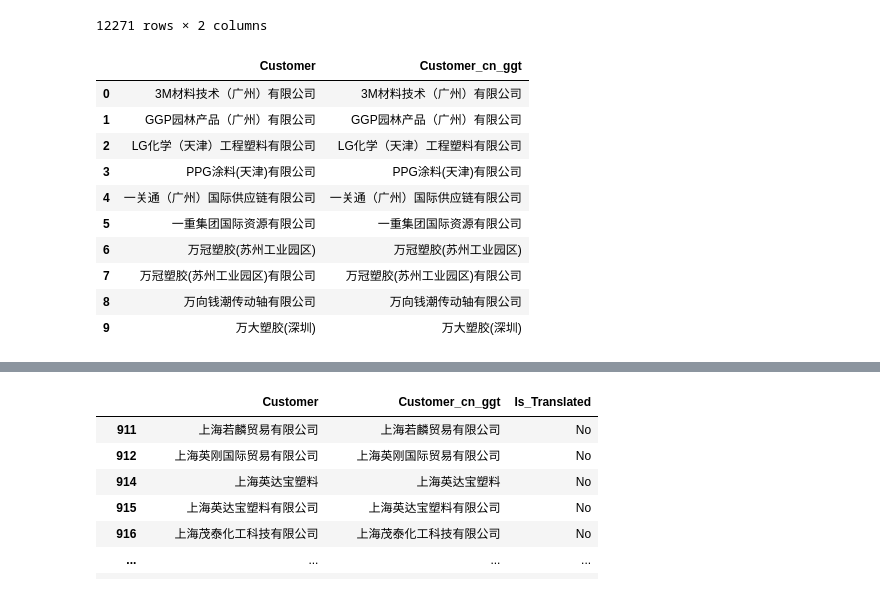
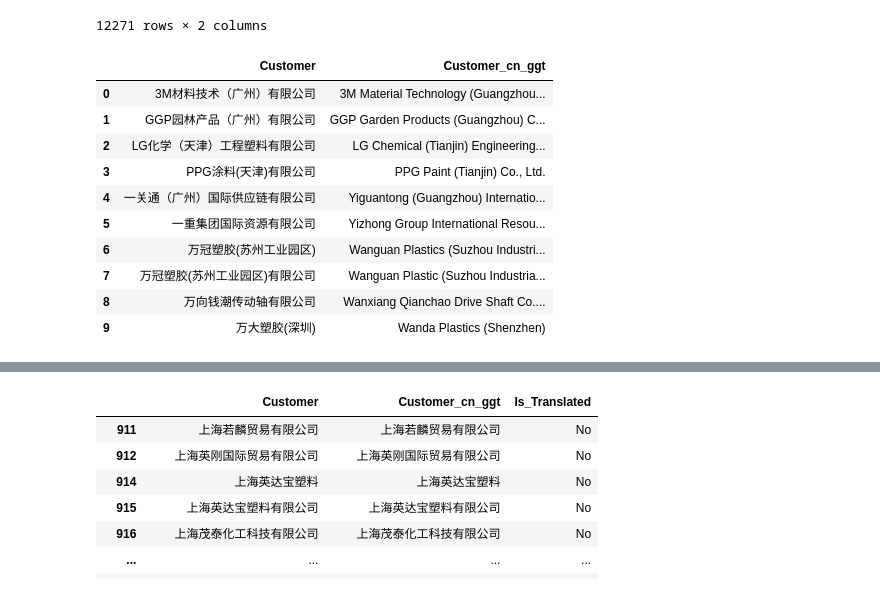
Before and after one commit to vittaya/DSEP, a Jupyter notebook: Chinese_Translate.ipynb, the cells around one changed output, grey strips where cells are left out. Saved outputs shown, nothing was run; the diff lists cells and outputs as text; code cells hidden in the pictures.

```diff
--- a/Chinese_Translate.ipynb
+++ b/Chinese_Translate.ipynb
@@ -82,18 +80,18 @@ translator = Translator()
 #.map(lambda x: translator.translate(x, src='zh-TW', dest='en').text)
 #customer_df
 # %%
-tmp_df = customer_df.head(10).copy()
-tmp_df['Customer_cn_ggt'] = tmp_df['Customer'].apply(translator.translate, src='zh-cn').apply(getattr, args=('text',))
-tmp_df
+#tmp_df = customer_ggt_df.head(10).copy()
+#tmp_df['Customer_cn_ggt'] = tmp_df['Customer'].apply(translator.translate, src='zh-cn').apply(getattr, args=('text',))
+#tmp_df
 # %% [output]
 |  | Customer | Customer_cn_ggt |
-| 0 | 3M材料技术（广州）有限公司 | 3M材料技术（广州）有限公司 |
-| 1 | GGP园林产品（广州）有限公司 | GGP园林产品（广州）有限公司 |
-| 2 | LG化学（天津）工程塑料有限公司 | LG化学（天津）工程塑料有限公司 |
-| 3 | PPG涂料(天津)有限公司 | PPG涂料(天津)有限公司 |
-| 4 | 一关通（广州）国际供应链有限公司 | 一关通（广州）国际供应链有限公司 |
-| 5 | 一重集团国际资源有限公司 | 一重集团国际资源有限公司 |
-| 6 | 万冠塑胶(苏州工业园区) | 万冠塑胶(苏州工业园区) |
-| 7 | 万冠塑胶(苏州工业园区)有限公司 | 万冠塑胶(苏州工业园区)有限公司 |
-| 8 | 万向钱潮传动轴有限公司 | 万向钱潮传动轴有限公司 |
-| 9 | 万大塑胶(深圳) | 万大塑胶(深圳) |
+| 0 | 3M材料技术（广州）有限公司 | 3M Material Technology (Guangzhou... |
+| 1 | GGP园林产品（广州）有限公司 | GGP Garden Products (Guangzhou) C... |
+| 2 | LG化学（天津）工程塑料有限公司 | LG Chemical (Tianjin) Engineering... |
+| 3 | PPG涂料(天津)有限公司 | PPG Paint (Tianjin) Co., Ltd. |
+| 4 | 一关通（广州）国际供应链有限公司 | Yiguantong (Guangzhou) Internatio... |
+| 5 | 一重集团国际资源有限公司 | Yizhong Group International Resou... |
+| 6 | 万冠塑胶(苏州工业园区) | Wanguan Plastics (Suzhou Industri... |
+| 7 | 万冠塑胶(苏州工业园区)有限公司 | Wanguan Plastic (Suzhou Industria... |
+| 8 | 万向钱潮传动轴有限公司 | Wanxiang Qianchao Drive Shaft Co.... |
+| 9 | 万大塑胶(深圳) | Wanda Plastics (Shenzhen) |
```
Also changed, not shown: parts of 15 cells of this notebook.
